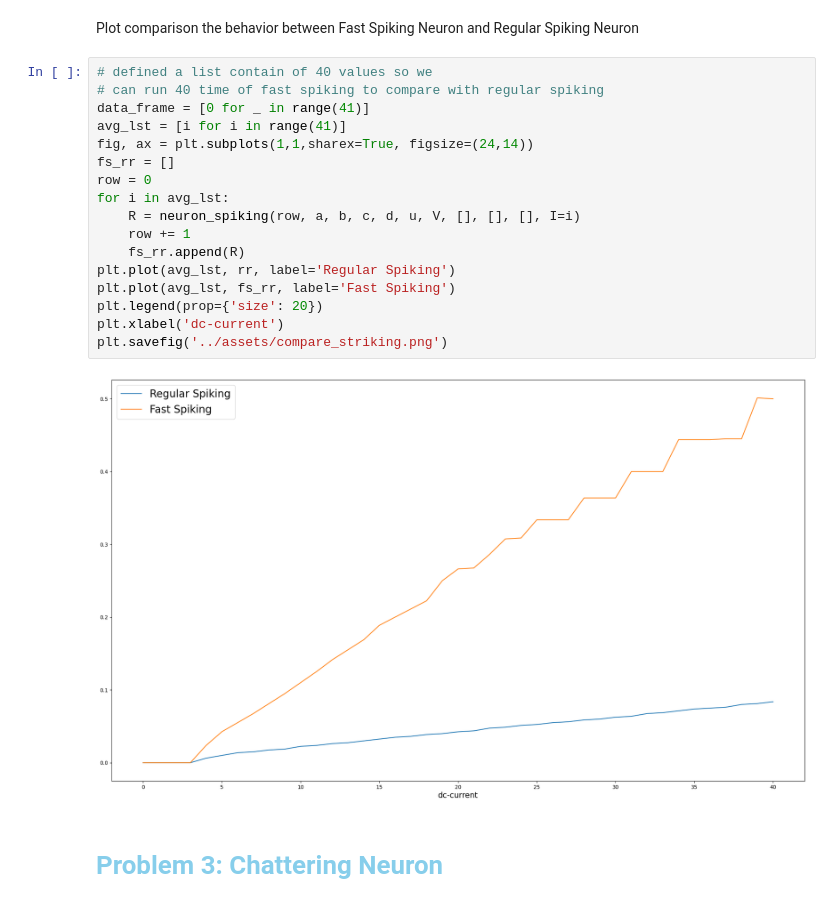
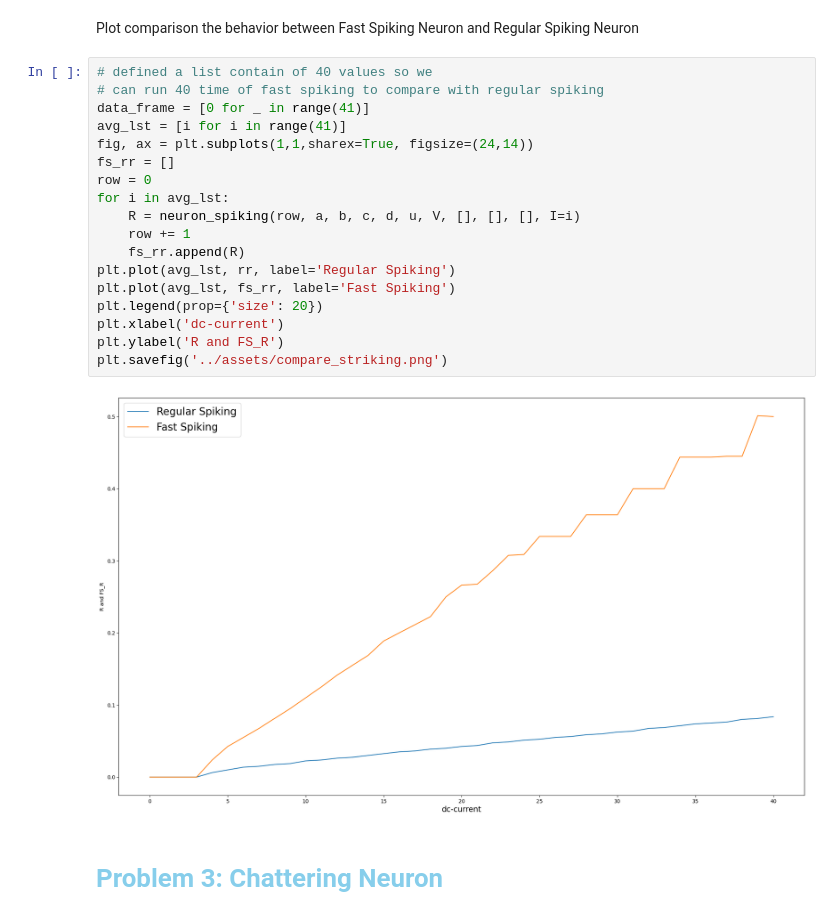
Before and after one commit to jacklvd/intelligent_sys, a Jupyter notebook: HW1/code/neuron_spiking.ipynb, the cells around one changed output. Drawn from its saved outputs; the diff is of its cells as text.

```diff
--- a/HW1/code/neuron_spiking.ipynb
+++ b/HW1/code/neuron_spiking.ipynb
@@ -119,22 +120,23 @@ Plot comparison the behavior between Fast Spiking Neuron and Regular Spiking Neu
 # %%
 # defined a list contain of 40 values so we
 # can run 40 time of fast spiking to compare with regular spiking
 data_frame = [0 for _ in range(41)]
 avg_lst = [i for i in range(41)]
 fig, ax = plt.subplots(1,1,sharex=True, figsize=(24,14))
 fs_rr = []
 row = 0
 for i in avg_lst:
     R = neuron_spiking(row, a, b, c, d, u, V, [], [], [], I=i)
     row += 1
     fs_rr.append(R)
 plt.plot(avg_lst, rr, label='Regular Spiking')
 plt.plot(avg_lst, fs_rr, label='Fast Spiking')
 plt.legend(prop={'size': 20})
 plt.xlabel('dc-current')
+plt.ylabel('R and FS_R')
 plt.savefig('../assets/compare_striking.png')
 # %% [output]
-[figure, old version]
+[figure, new version]
 # %% [markdown]
 # <font color='skyblue'>Problem 3: Chattering Neuron</font>
 # %%
```
Also changed, not shown: parts of 1 cell of this notebook, 2 other files.
